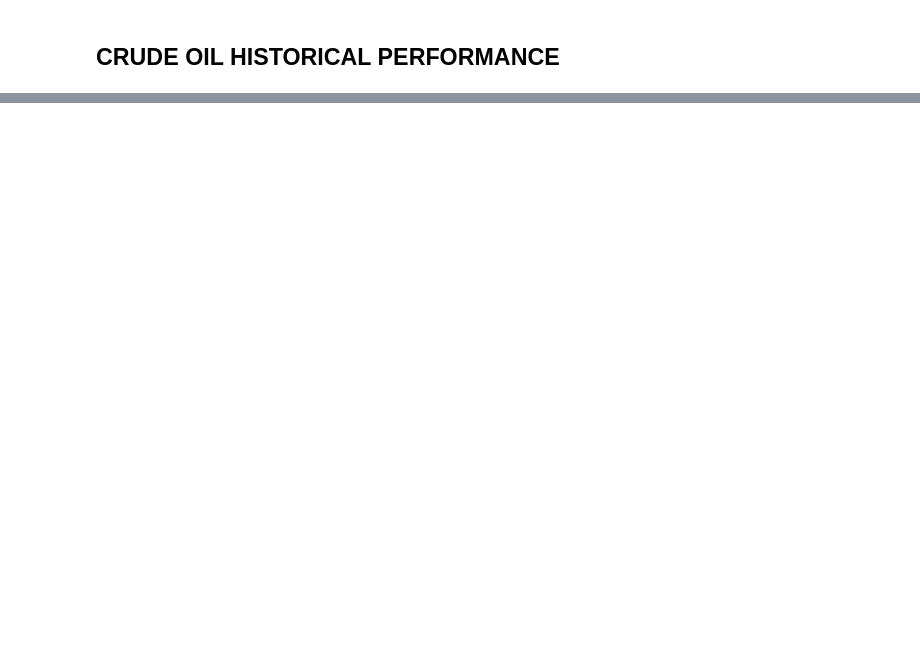
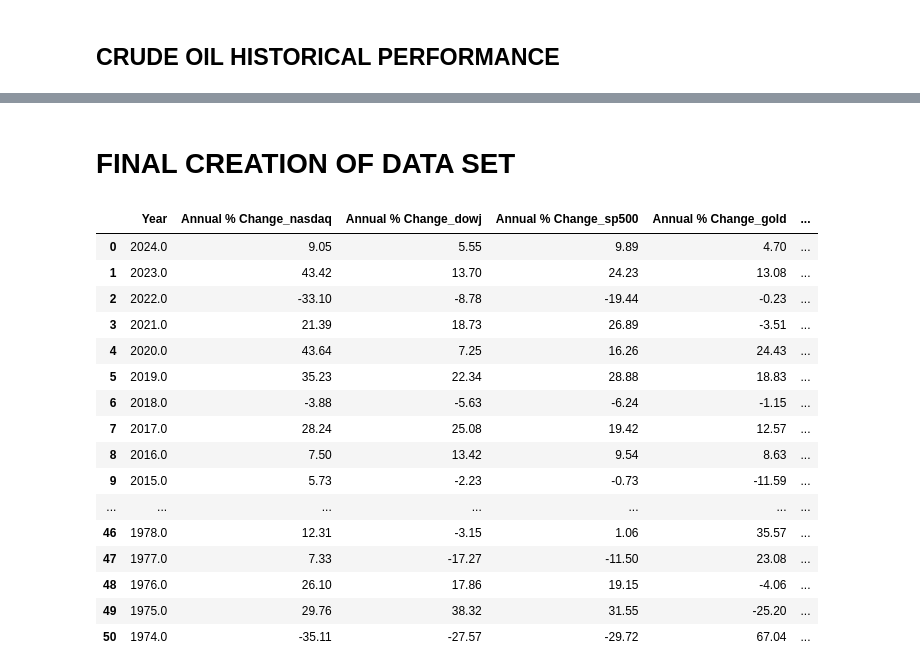
Before and after one commit to patwilliams04/DSCI411-project, a Jupyter notebook: Data Collection/dataGathering.ipynb, the cells around one changed output, grey strips where cells are left out. Drawn from its saved outputs; the diff is of its cells as text; code cells hidden in the pictures; blank space fills up the shorter version.

```diff
--- a/Data Collection/dataGathering.ipynb
+++ b/Data Collection/dataGathering.ipynb
@@ -498,0 +1310,4 @@ else:
+# %%
+unempl_df = pd.read_csv('us-national-unemployment-rate.csv', skiprows=15, header=None)
+
+unempl_df.head()
@@ -498,0 +1321,24 @@ else:
+# %%
+# Drop the first row that contains 'date' and 'value'
+unempl_df = unempl_df.iloc[1:]
+
+# Convert the first column to datetime to extract the year
+unempl_df['Year'] = pd.to_datetime(unempl_df[0]).dt.year
+
+# Rename the second column to 'crude_price'
+unempl_df.rename(columns={1: 'Annual Unemployment Rate'}, inplace=True)
+
+# Keep only the 'Year' and 'crude_price' columns
+unempl_df = unempl_df[['Year', 'Annual Unemployment Rate']]
+
+# Convert 'crude_price' to numeric, in case it's not already
+unempl_df['Annual Unemployment Rate'] = pd.to_numeric(unempl_df['Annual Unemployment Rate'], errors='coerce')
+
+# Sort the DataFrame by 'Year' in descending order
+unempl_df.sort_values(by='Year', ascending=False, inplace=True)
+
+# Reset the index of the DataFrame
+unempl_df.reset_index(drop=True, inplace=True)
+# %%
+unempl_df = unempl_df.groupby('Year', as_index=False)['Annual Unemployment Rate'].mean()
+unempl_df
@@ -498,0 +1359,32 @@ else:
+# %% [markdown]
+# FINAL CREATION OF DATA SET
+# %%
+final_df = index_df.merge(metals_df, on='Year', how='inner')
+final_df = final_df.merge(crude_df, on='Year', how='inner')
+final_df = final_df.merge(commodities_df, on='Year', how='inner')
+final_df = final_df.merge(exchrt_df, on='Year', how='inner')
+final_df = final_df.merge(rate_df, on='Year', how='inner')
+final_df = final_df.merge(unempl_df, on='Year', how='inner')
+
+# Now, final_df will contain only the rows where 'Year' values are present in all data frames
+# Display the final merged DataFrame
+# %%
+final_df
+# %% [output]
+|  | Year | Annual % Change_nasdaq | Annual % Change_dowj | Annual % Change_sp500 | Annual % Change_gold | ... |
+| 0 | 2024.0 | 9.05 | 5.55 | 9.89 | 4.70 | ... |
+| 1 | 2023.0 | 43.42 | 13.70 | 24.23 | 13.08 | ... |
+| 2 | 2022.0 | -33.10 | -8.78 | -19.44 | -0.23 | ... |
+| 3 | 2021.0 | 21.39 | 18.73 | 26.89 | -3.51 | ... |
+| 4 | 2020.0 | 43.64 | 7.25 | 16.26 | 24.43 | ... |
+| 5 | 2019.0 | 35.23 | 22.34 | 28.88 | 18.83 | ... |
+| 6 | 2018.0 | -3.88 | -5.63 | -6.24 | -1.15 | ... |
+| 7 | 2017.0 | 28.24 | 25.08 | 19.42 | 12.57 | ... |
+| 8 | 2016.0 | 7.50 | 13.42 | 9.54 | 8.63 | ... |
+| 9 | 2015.0 | 5.73 | -2.23 | -0.73 | -11.59 | ... |
+| ... | ... | ... | ... | ... | ... | ... |
+| 46 | 1978.0 | 12.31 | -3.15 | 1.06 | 35.57 | ... |
+| 47 | 1977.0 | 7.33 | -17.27 | -11.50 | 23.08 | ... |
+| 48 | 1976.0 | 26.10 | 17.86 | 19.15 | -4.06 | ... |
+| 49 | 1975.0 | 29.76 | 38.32 | 31.55 | -25.20 | ... |
+| 50 | 1974.0 | -35.11 | -27.57 | -29.72 | 67.04 | ... |
```
Also changed, not shown: parts of 57 cells of this notebook, 2 other files.
